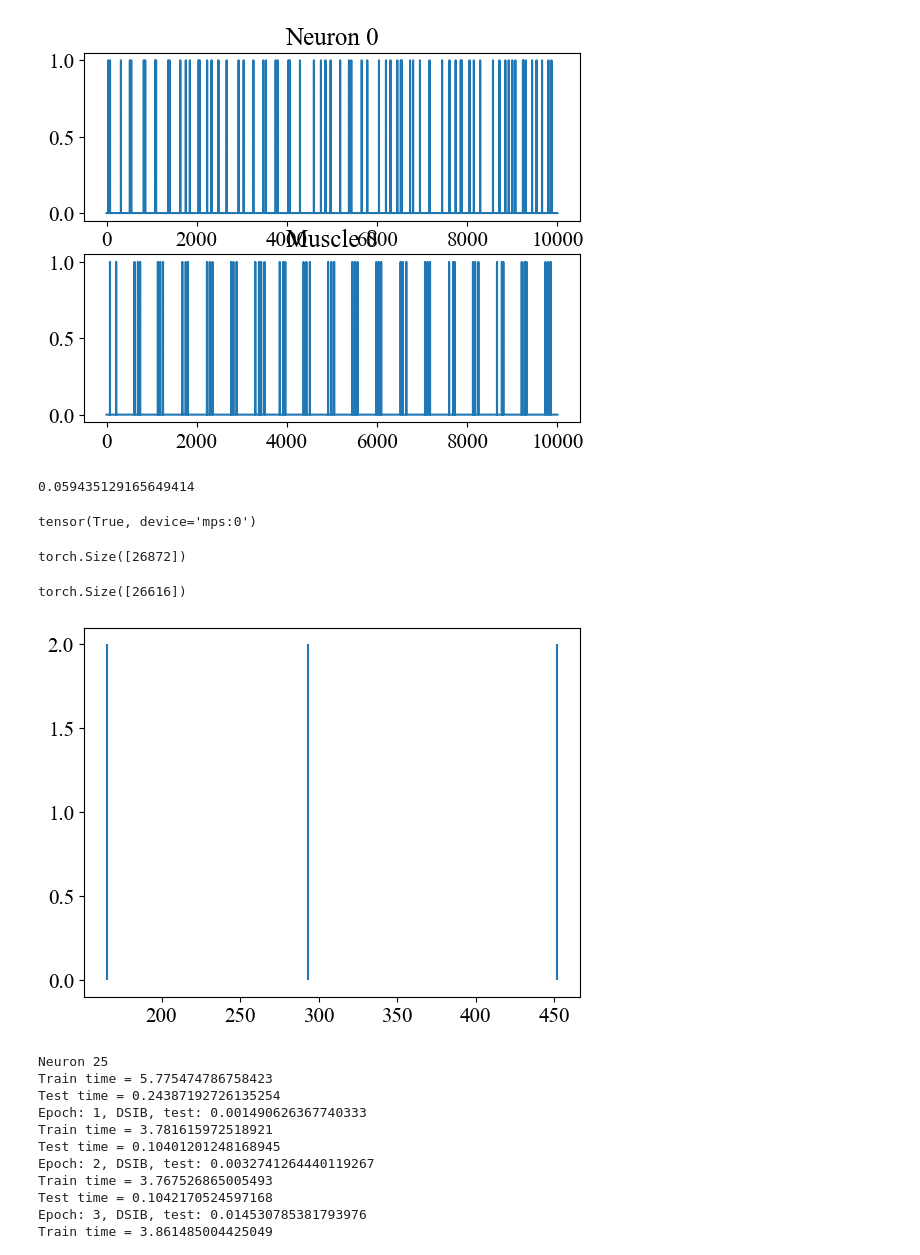
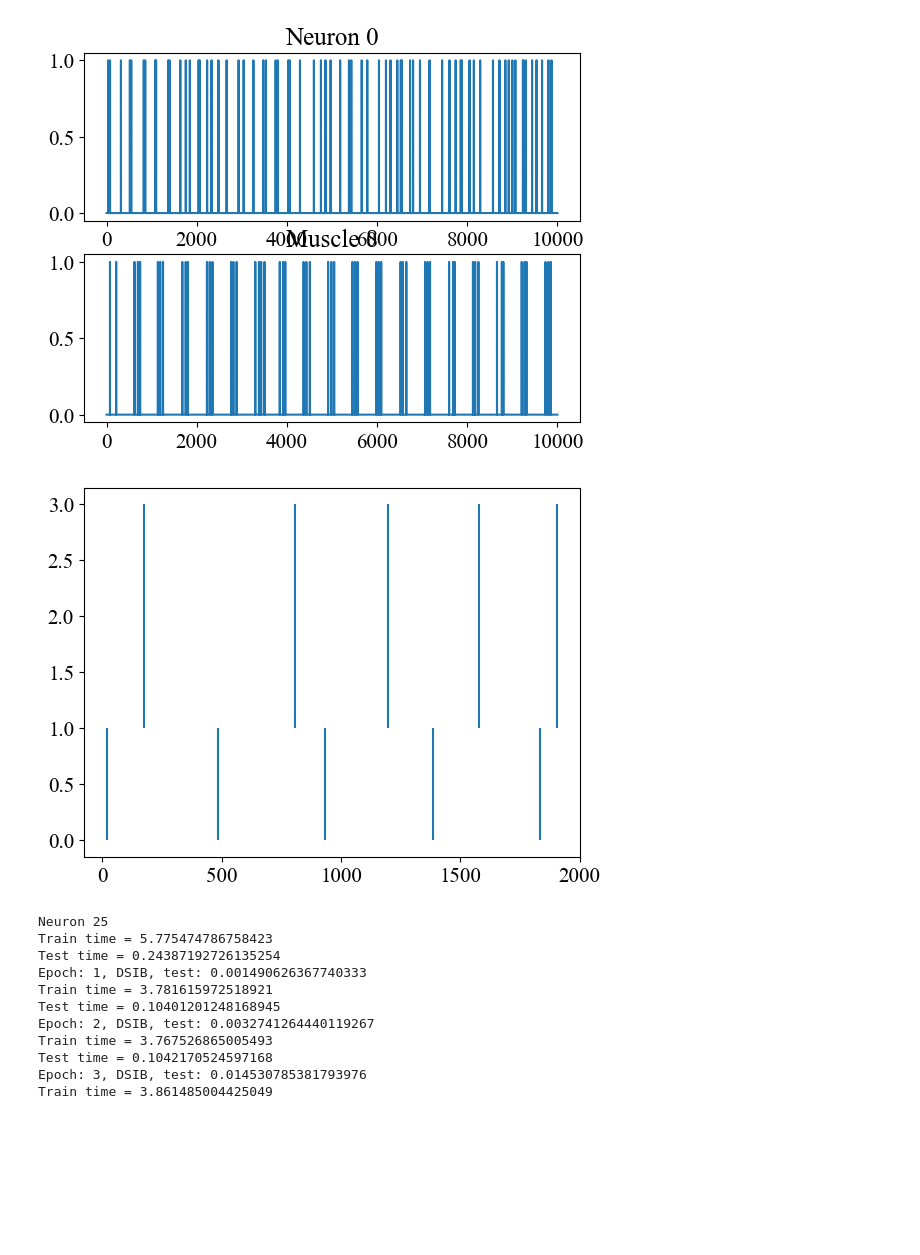
Before and after one commit to LeoJW/VNCMPanalysis, a Jupyter notebook: eslam_MI/Mothy_MI.ipynb, the cells around one changed output. Cells and saved outputs as stored; diff of their text form; code cells hidden in the pictures; blank space fills up the shorter version.

```diff
--- a/eslam_MI/Mothy_MI.ipynb
+++ b/eslam_MI/Mothy_MI.ipynb
@@ -121,7 +121,7 @@ fig.show()
 params = {
     # Optimizer parameters (for training)
     'epochs': 250,
-    'window_size': 512, # Window of time the estimator operates on, in samples
+    'window_size': 2048, # Window of time the estimator operates on, in samples
     'batch_size': 128, # Number of windows estimator processes at any time
     'learning_rate': 5e-3,
     'patience': 15,
@@ -205,51 +148,23 @@ def intersect_sorted_tensors_v3(tensor1, tensor2):
-# %%
-torch.mps.synchronize()
-tic = time.time()
-
-inds1, inds2 = intersect_sorted_tensors(dataset.spike_indices[0], dataset.spike_indices_Y[0])
-
-torch.mps.synchronize()
-print(time.time() - tic)
-
-torch.all(torch.unique(dataset.spike_indices[0][inds1]) == torch.unique(dataset.spike_indices_Y[0][inds2]))
-
-# torch.mps.synchronize()
-# tic = time.time()
-
-# inds1, inds2 = intersect_sorted_tensors_v3(dataset.spike_indices[0], dataset.spike_indices_Y[0])
-
-# torch.mps.synchronize()
-# print(time.time() - tic)
-# %% [output]
-0.059435129165649414
-tensor(True, device='mps:0')
-# %%
-bob = torch.where(dataset.X)
-print(bob[1].shape)
-bob = tuple(tensor[inds1] for tensor in bob)
-bob[1].shape
-# %% [output]
-torch.Size([26872])
-torch.Size([26616])
 # %%
-neuron = 0
+neuron = np.random.choice(X.shape[0])
 this_params = {**params, 'embed_dim': 10}
-dataset = BatchedDatasetWithNoise(X[[neuron],:], Y, bout_starts, this_params['window_size'], check_activity=False)
+dataset = BatchedDatasetWithNoise(X[[neuron],:], Y, bout_starts, this_params['window_size'], check_activity=True)
 
 fig, ax = plt.subplots(1, 1)
 
 i = np.random.choice(dataset.n_batches)
 
 inds = dataset.batch_indices[i]
 
-ax.vlines(dataset.X[i,0,:,:].cpu().numpy().nonzero()[1], 0, 1)
-ax.vlines(X[neuron, inds[0]:inds[1]].cpu().numpy().nonzero(), 1, 2)
+ax.vlines(dataset.Y[i,0,1,:].cpu().numpy().nonzero(), 0, 1)
+ax.vlines(dataset.X[i,0,:,:].cpu().numpy().nonzero()[1], 1, 2)
+ax.vlines(X[neuron, inds[0]:inds[1]].cpu().numpy().nonzero(), 2, 3)
 
 nspike = []
 for i in range(dataset.n_batches):
     nspike.append(len(dataset.X[i,0,:,:].cpu().numpy().nonzero()[0]))
 # %% [output]
-[figure, old version]
+[figure, new version]
 # %%
 torch.mps.empty_cache()
 neuron = np.random.choice(X.shape[0])
```
Also changed, not shown: parts of 2 cells of this notebook, 1 other file.
